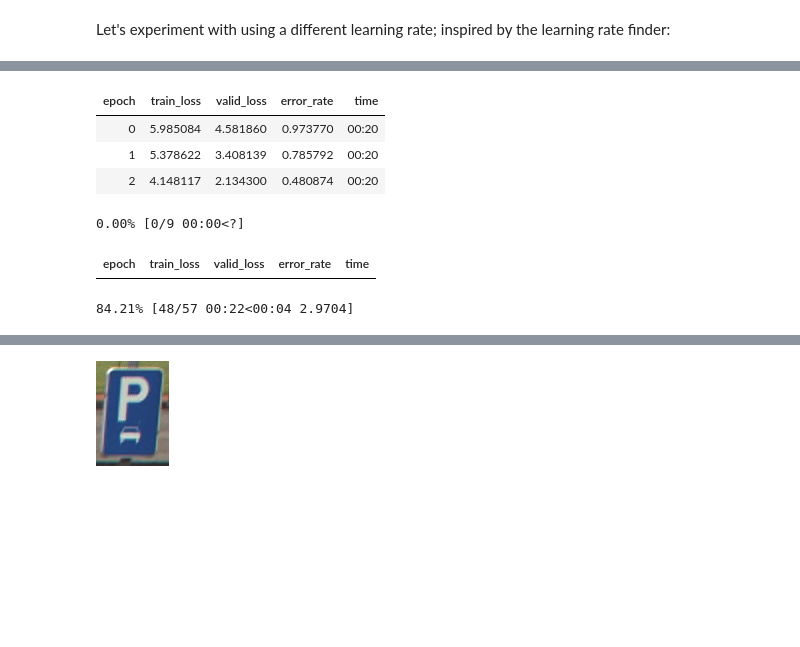
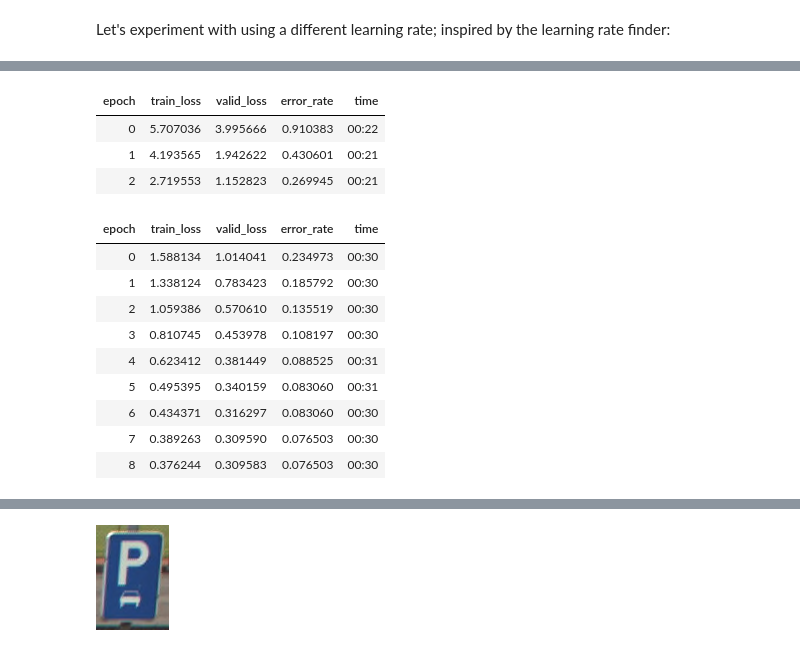
Before and after one commit to xstof/xstofai, a Jupyter notebook: nbs/traffic-sign-recognition.ipynb, the cells around one changed output, grey strips where cells are left out. Cells and saved outputs as stored; diff of their text form; code cells hidden in the pictures; blank space fills up the shorter version.

```diff
--- a/nbs/traffic-sign-recognition.ipynb
+++ b/nbs/traffic-sign-recognition.ipynb
@@ -79,4 +83,4 @@ lr_min,lr_steep = learn.lr_find(suggest_funcs=(minimum, steep))
 # %%
-learn = vision_learner(dls, resnet34, metrics=error_rate)
+learn = vision_learner(dls, resnet50, metrics=error_rate)
 learn.fine_tune(9, base_lr=1e-4, freeze_epochs=3)
 # %% [output]
@@ -83,10 +88,17 @@ learn.fine_tune(9, base_lr=1e-4, freeze_epochs=3)
 | epoch | train_loss | valid_loss | error_rate | time |
-| 0 | 5.985084 | 4.581860 | 0.973770 | 00:20 |
-| 1 | 5.378622 | 3.408139 | 0.785792 | 00:20 |
-| 2 | 4.148117 | 2.134300 | 0.480874 | 00:20 |
+| 0 | 5.707036 | 3.995666 | 0.910383 | 00:22 |
+| 1 | 4.193565 | 1.942622 | 0.430601 | 00:21 |
+| 2 | 2.719553 | 1.152823 | 0.269945 | 00:21 |
-0.00% [0/9 00:00<?]
 | epoch | train_loss | valid_loss | error_rate | time |
+| 0 | 1.588134 | 1.014041 | 0.234973 | 00:30 |
+| 1 | 1.338124 | 0.783423 | 0.185792 | 00:30 |
+| 2 | 1.059386 | 0.570610 | 0.135519 | 00:30 |
+| 3 | 0.810745 | 0.453978 | 0.108197 | 00:30 |
+| 4 | 0.623412 | 0.381449 | 0.088525 | 00:31 |
+| 5 | 0.495395 | 0.340159 | 0.083060 | 00:31 |
+| 6 | 0.434371 | 0.316297 | 0.083060 | 00:30 |
+| 7 | 0.389263 | 0.309590 | 0.076503 | 00:30 |
+| 8 | 0.376244 | 0.309583 | 0.076503 | 00:30 |
-84.21% [48/57 00:22<00:04 2.9704]
 # %%
 learn.recorder.plot_loss()
 # %% [output]
```
Also changed, not shown: parts of 7 cells of this notebook, 1 other file.
